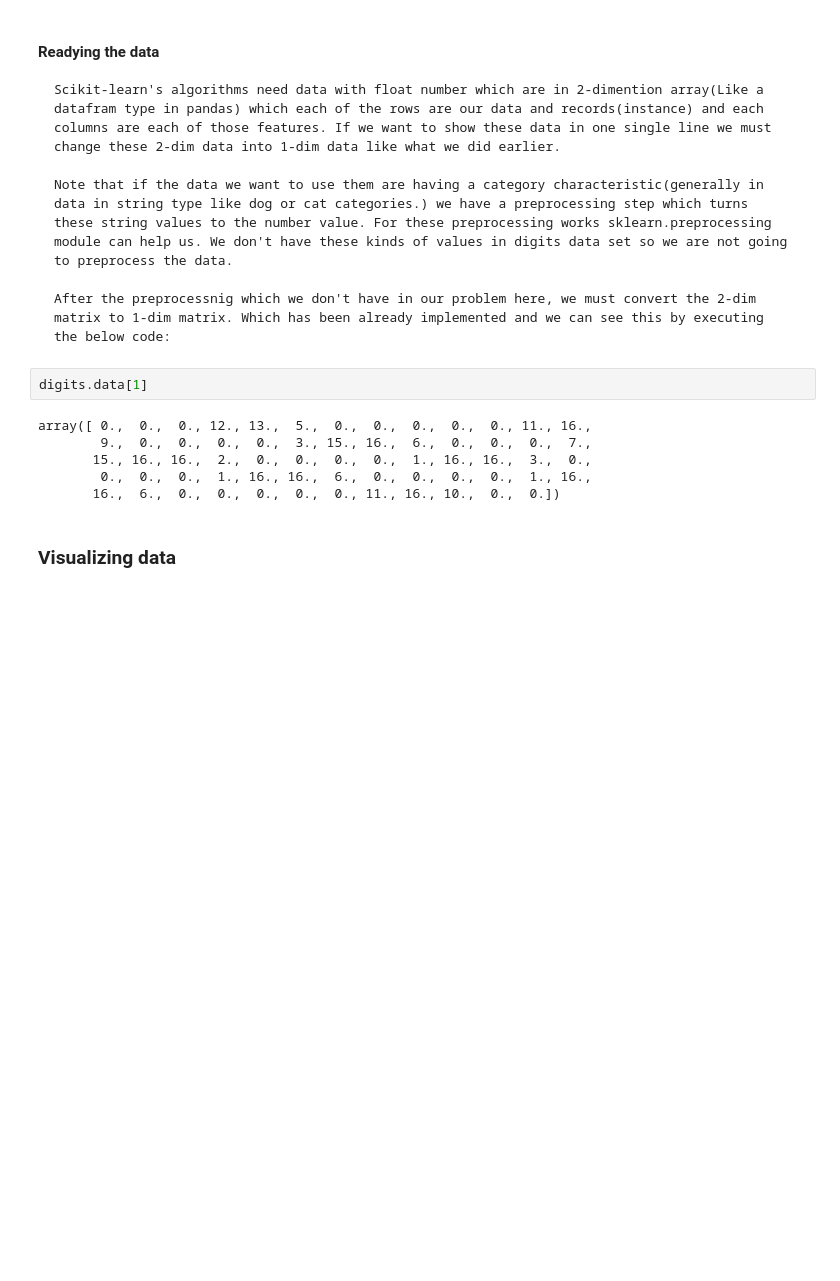
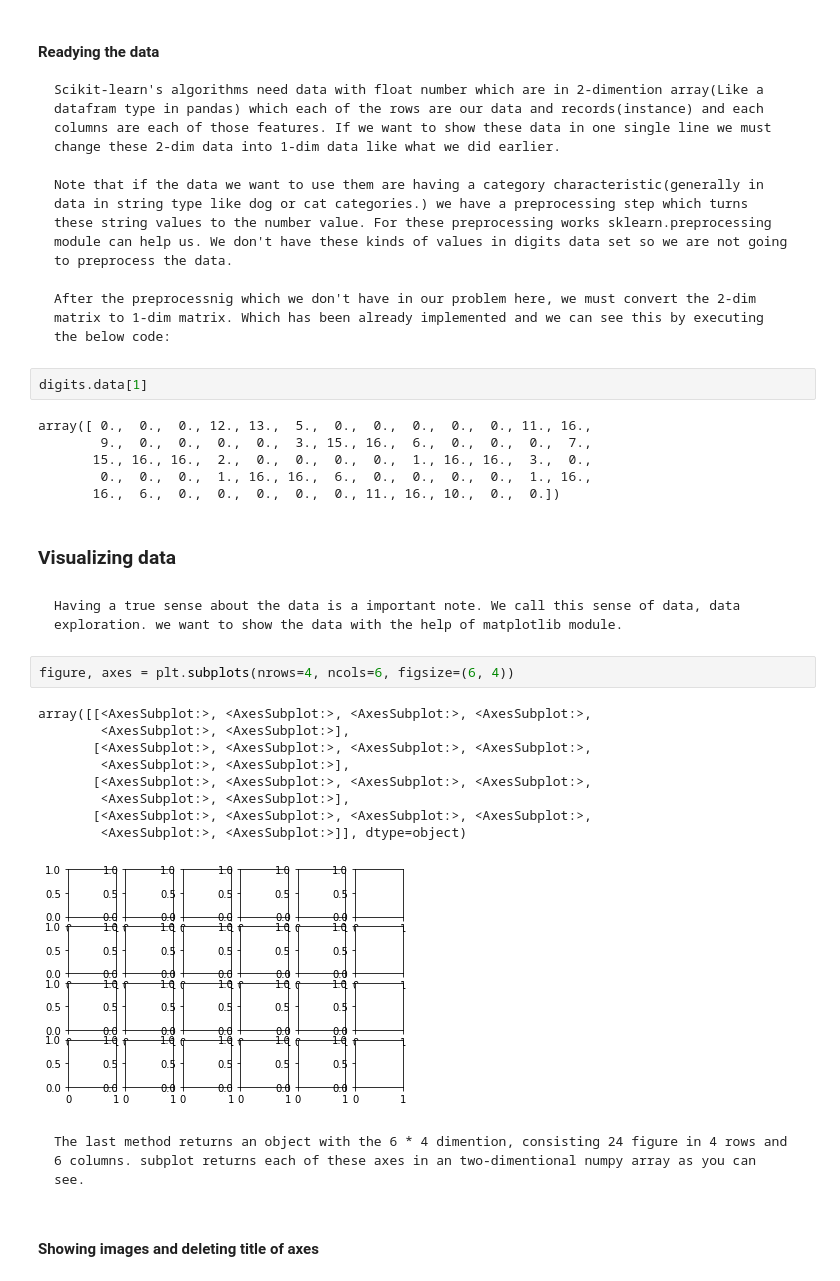
Before and after one commit to alishhde/MLExampleDigitDataset, a Jupyter notebook: Alishhde_ML_Tutorials.ipynb, the cells around one changed output. Saved outputs shown, nothing was run; the diff lists cells and outputs as text; blank space fills up the shorter version.

```diff
--- a/Alishhde_ML_Tutorials.ipynb
+++ b/Alishhde_ML_Tutorials.ipynb
@@ -133,3 +133,21 @@ array([ 0.,  0.,  0., 12., 13.,  5.,  0.,  0.,  0.,  0.,  0., 11., 16.,
        16.,  6.,  0.,  0.,  0.,  0.,  0., 11., 16., 10.,  0.,  0.])
 # %% [markdown]
 ### Visualizing data
+# %% [markdown]
+    Having a true sense about the data is a important note. We call this sense of data, data exploration. we want to show the data with the help of matplotlib module.
+# %%
+figure, axes = plt.subplots(nrows=4, ncols=6, figsize=(6, 4))
+# %% [output]
+array([[<AxesSubplot:>, <AxesSubplot:>, <AxesSubplot:>, <AxesSubplot:>,
+        <AxesSubplot:>, <AxesSubplot:>],
+       [<AxesSubplot:>, <AxesSubplot:>, <AxesSubplot:>, <AxesSubplot:>,
+        <AxesSubplot:>, <AxesSubplot:>],
+       [<AxesSubplot:>, <AxesSubplot:>, <AxesSubplot:>, <AxesSubplot:>,
+        <AxesSubplot:>, <AxesSubplot:>],
+       [<AxesSubplot:>, <AxesSubplot:>, <AxesSubplot:>, <AxesSubplot:>,
+        <AxesSubplot:>, <AxesSubplot:>]], dtype=object)
+[figure, added]
+# %% [markdown]
+    The last method returns an object with the 6 * 4 dimention, consisting 24 figure in 4 rows and 6 columns. subplot returns each of these axes in an two-dimentional numpy array as you can see.
+# %% [markdown]
+#### Showing images and deleting title of axes
```
